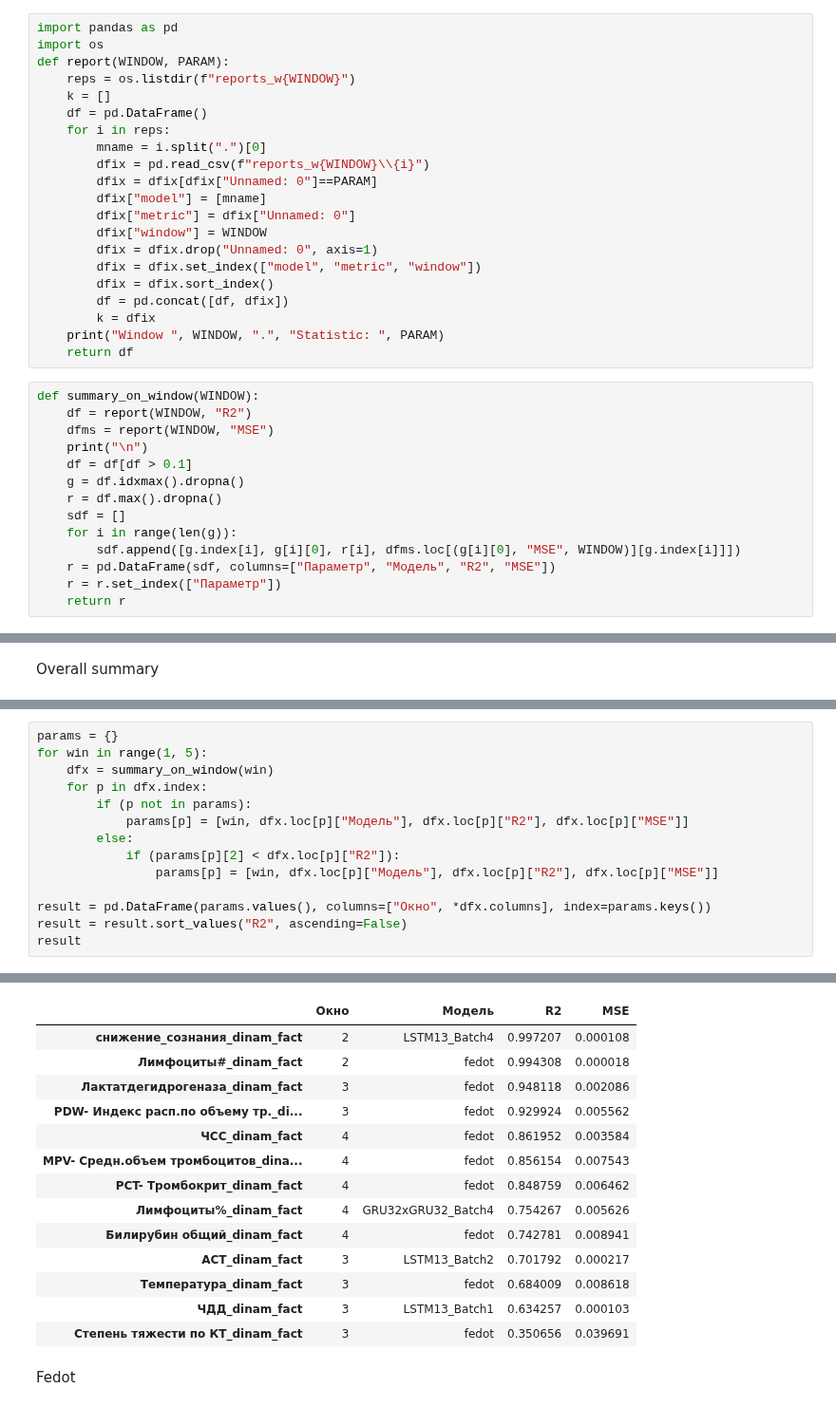
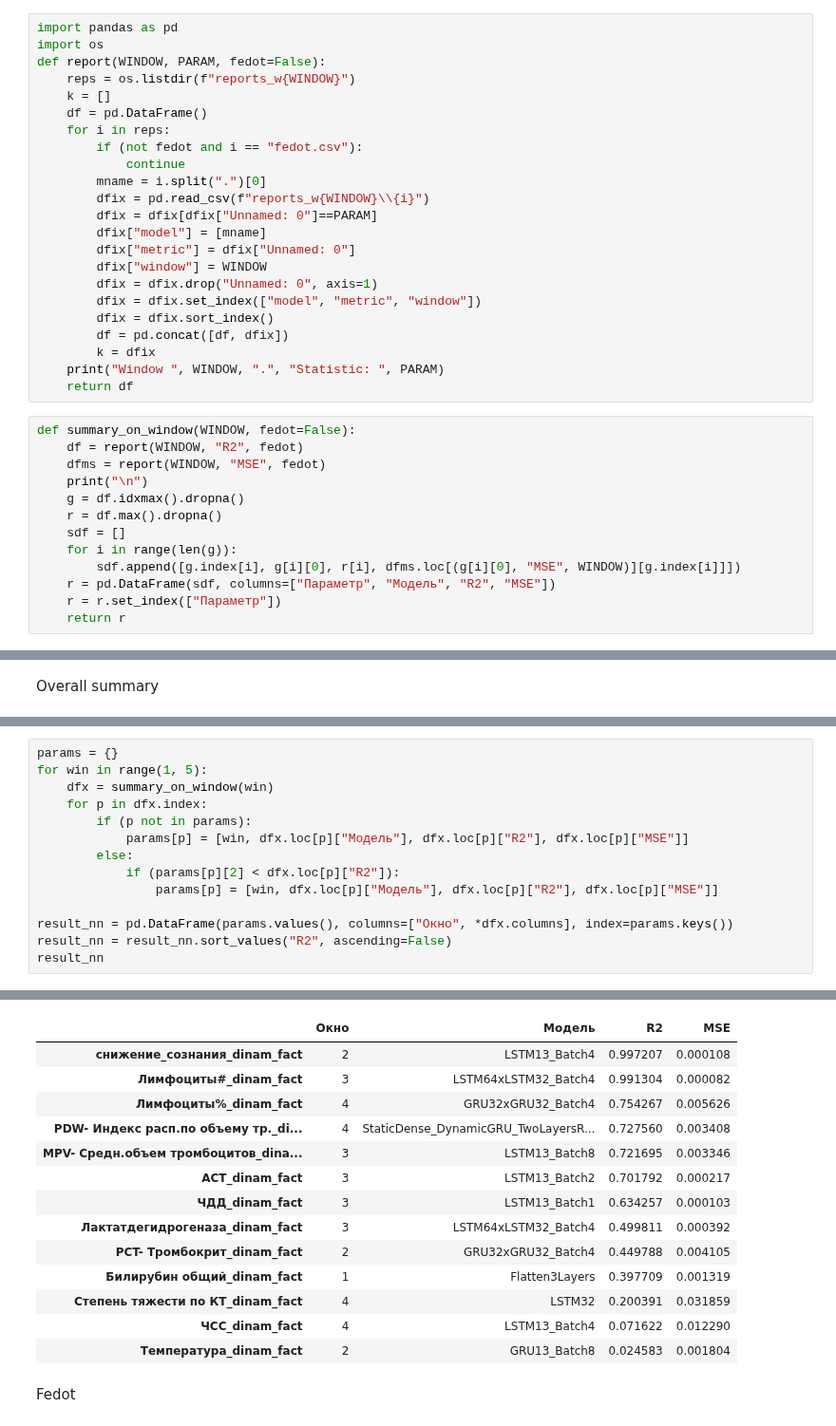
Before and after one commit to geniusserg/CovidPredict, a Jupyter notebook: report.ipynb, the cells around one changed output, grey strips where cells are left out. Shown at 95% size. Saved outputs shown, nothing was run; the diff lists cells and outputs as text.

Commit message:
Report finished

```diff
--- a/report.ipynb
+++ b/report.ipynb
@@ -110,11 +108,13 @@ Neural Networks
 # %%
 import pandas as pd
 import os
-def report(WINDOW, PARAM):
+def report(WINDOW, PARAM, fedot=False):
     reps = os.listdir(f"reports_w{WINDOW}")
     k = []
     df = pd.DataFrame()
     for i in reps:
+        if (not fedot and i == "fedot.csv"):
+            continue
         mname = i.split(".")[0]
         dfix = pd.read_csv(f"reports_w{WINDOW}\\{i}")
         dfix = dfix[dfix["Unnamed: 0"]==PARAM]
@@ -129,11 +129,10 @@ def report(WINDOW, PARAM):
     print("Window ", WINDOW, ".", "Statistic: ", PARAM)
     return df
 # %%
-def summary_on_window(WINDOW):
-    df = report(WINDOW, "R2")
-    dfms = report(WINDOW, "MSE")
+def summary_on_window(WINDOW, fedot=False):
+    df = report(WINDOW, "R2", fedot)
+    dfms = report(WINDOW, "MSE", fedot)
     print("\n")
-    df = df[df > 0.1]
     g = df.idxmax().dropna()
     r = df.max().dropna()
     sdf = []
@@ -341,46 +345,46 @@ Window  2 . Statistic:  MSE
 # %%
 params = {}
 for win in range(1, 5):
     dfx = summary_on_window(win)
     for p in dfx.index:
         if (p not in params):
             params[p] = [win, dfx.loc[p]["Модель"], dfx.loc[p]["R2"], dfx.loc[p]["MSE"]]
         else:
             if (params[p][2] < dfx.loc[p]["R2"]):
                 params[p] = [win, dfx.loc[p]["Модель"], dfx.loc[p]["R2"], dfx.loc[p]["MSE"]]
 
-result = pd.DataFrame(params.values(), columns=["Окно", *dfx.columns], index=params.keys())
-result = result.sort_values("R2", ascending=False)
-result
+result_nn = pd.DataFrame(params.values(), columns=["Окно", *dfx.columns], index=params.keys())
+result_nn = result_nn.sort_values("R2", ascending=False)
+result_nn
 # %% [output]
 Window  1 . Statistic:  R2
 Window  1 . Statistic:  MSE
 
 
 Window  2 . Statistic:  R2
 Window  2 . Statistic:  MSE
 
 
 Window  3 . Statistic:  R2
 Window  3 . Statistic:  MSE
 
 
 Window  4 . Statistic:  R2
 Window  4 . Statistic:  MSE
 |  | Окно | Модель | R2 | MSE |
 | снижение_сознания_dinam_fact | 2 | LSTM13_Batch4 | 0.997207 | 0.000108 |
-| Лимфоциты#_dinam_fact | 2 | fedot | 0.994308 | 0.000018 |
-| Лактатдегидрогеназа_dinam_fact | 3 | fedot | 0.948118 | 0.002086 |
-| PDW- Индекс расп.по объему тр._di... | 3 | fedot | 0.929924 | 0.005562 |
-| ЧСС_dinam_fact | 4 | fedot | 0.861952 | 0.003584 |
-| MPV- Средн.объем тромбоцитов_dina... | 4 | fedot | 0.856154 | 0.007543 |
-| PCT- Тромбокрит_dinam_fact | 4 | fedot | 0.848759 | 0.006462 |
+| Лимфоциты#_dinam_fact | 3 | LSTM64xLSTM32_Batch4 | 0.991304 | 0.000082 |
 | Лимфоциты%_dinam_fact | 4 | GRU32xGRU32_Batch4 | 0.754267 | 0.005626 |
-| Билирубин общий_dinam_fact | 4 | fedot | 0.742781 | 0.008941 |
+| PDW- Индекс расп.по объему тр._di... | 4 | StaticDense_DynamicGRU_TwoLayersR... | 0.727560 | 0.003408 |
+| MPV- Средн.объем тромбоцитов_dina... | 3 | LSTM13_Batch8 | 0.721695 | 0.003346 |
 | АСТ_dinam_fact | 3 | LSTM13_Batch2 | 0.701792 | 0.000217 |
-| Температура_dinam_fact | 3 | fedot | 0.684009 | 0.008618 |
 | ЧДД_dinam_fact | 3 | LSTM13_Batch1 | 0.634257 | 0.000103 |
-| Cтепень тяжести по КТ_dinam_fact | 3 | fedot | 0.350656 | 0.039691 |
+| Лактатдегидрогеназа_dinam_fact | 3 | LSTM64xLSTM32_Batch4 | 0.499811 | 0.000392 |
+| PCT- Тромбокрит_dinam_fact | 2 | GRU32xGRU32_Batch4 | 0.449788 | 0.004105 |
+| Билирубин общий_dinam_fact | 1 | Flatten3Layers | 0.397709 | 0.001319 |
+| Cтепень тяжести по КТ_dinam_fact | 4 | LSTM32 | 0.200391 | 0.031859 |
+| ЧСС_dinam_fact | 4 | LSTM13_Batch4 | 0.071622 | 0.012290 |
+| Температура_dinam_fact | 2 | GRU13_Batch8 | 0.024583 | 0.001804 |
 # %% [markdown]
 Fedot
 # %%
```
Also changed, not shown: parts of 22 cells of this notebook, 6 other files.
